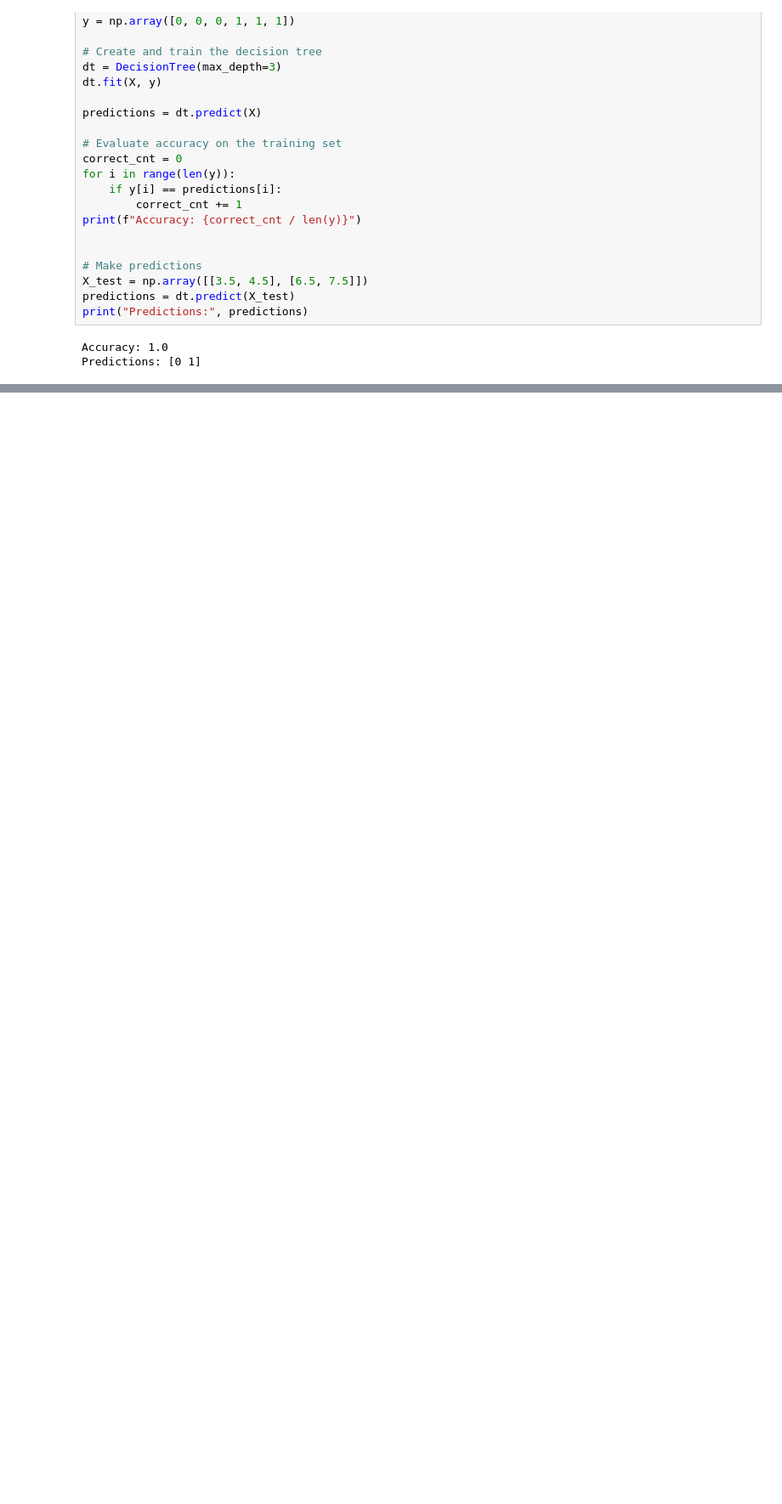
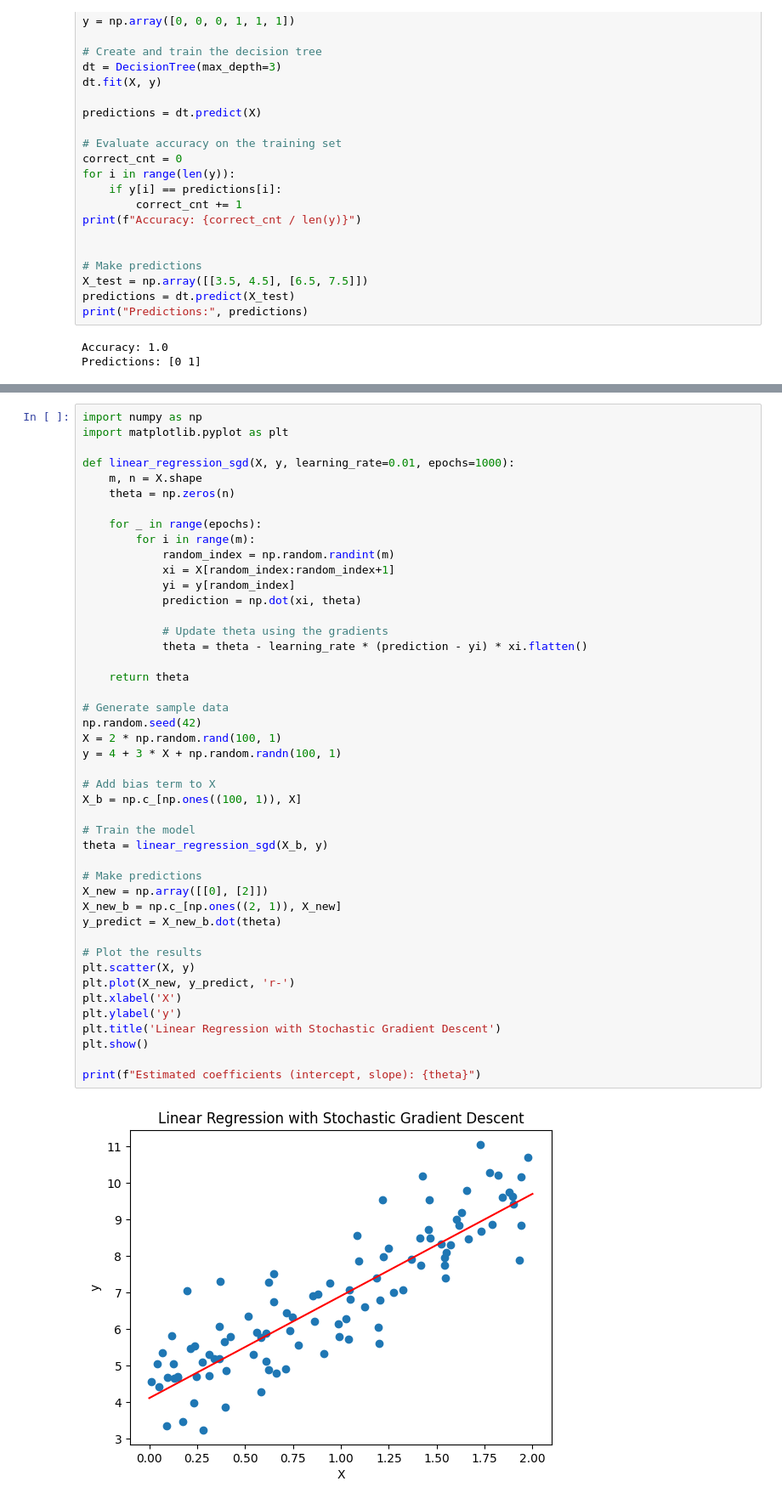
Before and after one commit to woodRock/deep-learning-goodfellow, a Jupyter notebook: chapter_5_machine_learning_basics.ipynb, the cells around one changed output, grey strips where cells are left out. Shown at 85% size. Cells and saved outputs as stored; diff of their text form; blank space fills up the shorter version.

```diff
--- a/chapter_5_machine_learning_basics.ipynb
+++ b/chapter_5_machine_learning_basics.ipynb
@@ -1388,0 +1535,47 @@ Predictions: [0 1]
+# %%
+import numpy as np
+import matplotlib.pyplot as plt
+
+def linear_regression_sgd(X, y, learning_rate=0.01, epochs=1000):
+    m, n = X.shape
+    theta = np.zeros(n)
+
+    for _ in range(epochs):
+        for i in range(m):
+            random_index = np.random.randint(m)
+            xi = X[random_index:random_index+1]
+            yi = y[random_index]
+            prediction = np.dot(xi, theta)
+
+            # Update theta using the gradients
+            theta = theta - learning_rate * (prediction - yi) * xi.flatten()
+
+    return theta
+
+# Generate sample data
+np.random.seed(42)
+X = 2 * np.random.rand(100, 1)
+y = 4 + 3 * X + np.random.randn(100, 1)
+
+# Add bias term to X
+X_b = np.c_[np.ones((100, 1)), X]
+
+# Train the model
+theta = linear_regression_sgd(X_b, y)
+
+# Make predictions
+X_new = np.array([[0], [2]])
+X_new_b = np.c_[np.ones((2, 1)), X_new]
+y_predict = X_new_b.dot(theta)
+
+# Plot the results
+plt.scatter(X, y)
+plt.plot(X_new, y_predict, 'r-')
+plt.xlabel('X')
+plt.ylabel('y')
+plt.title('Linear Regression with Stochastic Gradient Descent')
+plt.show()
+
+print(f"Estimated coefficients (intercept, slope): {theta}")
+# %% [output]
+[figure, added]
```
Also changed, not shown: parts of 19 cells of this notebook.
